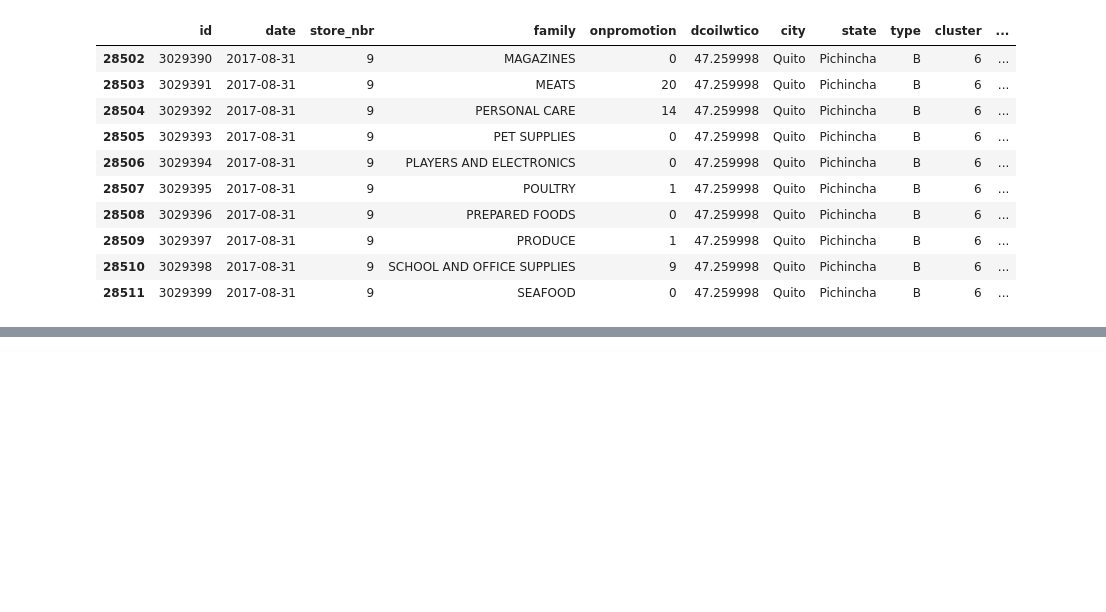
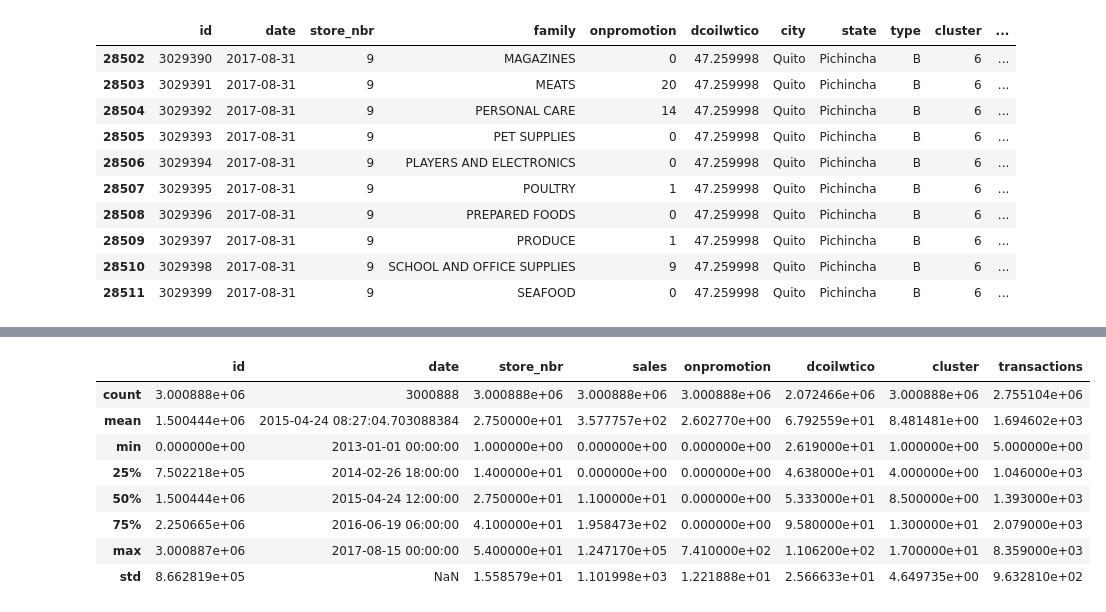
Before and after one commit to kaitany/LP3-Regression-Project, a Jupyter notebook: LP3_DAP.ipynb, the cells around one changed output, grey strips where cells are left out. Cells and saved outputs as stored; diff of their text form; code cells hidden in the pictures; blank space fills up the shorter version.

```diff
--- a/LP3_DAP.ipynb
+++ b/LP3_DAP.ipynb
@@ -513,0 +541,13 @@ merged_test_dataset.tail(10)
+# %%
+#Summary of numerical description on modified training data
+merged_train_dataset.describe()
+# %% [output]
+|  | id | date | store_nbr | sales | onpromotion | dcoilwtico | cluster | transactions |
+| count | 3.000888e+06 | 3000888 | 3.000888e+06 | 3.000888e+06 | 3.000888e+06 | 2.072466e+06 | 3.000888e+06 | 2.755104e+06 |
+| mean | 1.500444e+06 | 2015-04-24 08:27:04.703088384 | 2.750000e+01 | 3.577757e+02 | 2.602770e+00 | 6.792559e+01 | 8.481481e+00 | 1.694602e+03 |
+| min | 0.000000e+00 | 2013-01-01 00:00:00 | 1.000000e+00 | 0.000000e+00 | 0.000000e+00 | 2.619000e+01 | 1.000000e+00 | 5.000000e+00 |
+| 25% | 7.502218e+05 | 2014-02-26 18:00:00 | 1.400000e+01 | 0.000000e+00 | 0.000000e+00 | 4.638000e+01 | 4.000000e+00 | 1.046000e+03 |
+| 50% | 1.500444e+06 | 2015-04-24 12:00:00 | 2.750000e+01 | 1.100000e+01 | 0.000000e+00 | 5.333000e+01 | 8.500000e+00 | 1.393000e+03 |
+| 75% | 2.250665e+06 | 2016-06-19 06:00:00 | 4.100000e+01 | 1.958473e+02 | 0.000000e+00 | 9.580000e+01 | 1.300000e+01 | 2.079000e+03 |
+| max | 3.000887e+06 | 2017-08-15 00:00:00 | 5.400000e+01 | 1.247170e+05 | 7.410000e+02 | 1.106200e+02 | 1.700000e+01 | 8.359000e+03 |
+| std | 8.662819e+05 | NaN | 1.558579e+01 | 1.101998e+03 | 1.221888e+01 | 2.566633e+01 | 4.649735e+00 | 9.632810e+02 |
```
Also changed, not shown: parts of 3 cells of this notebook.
